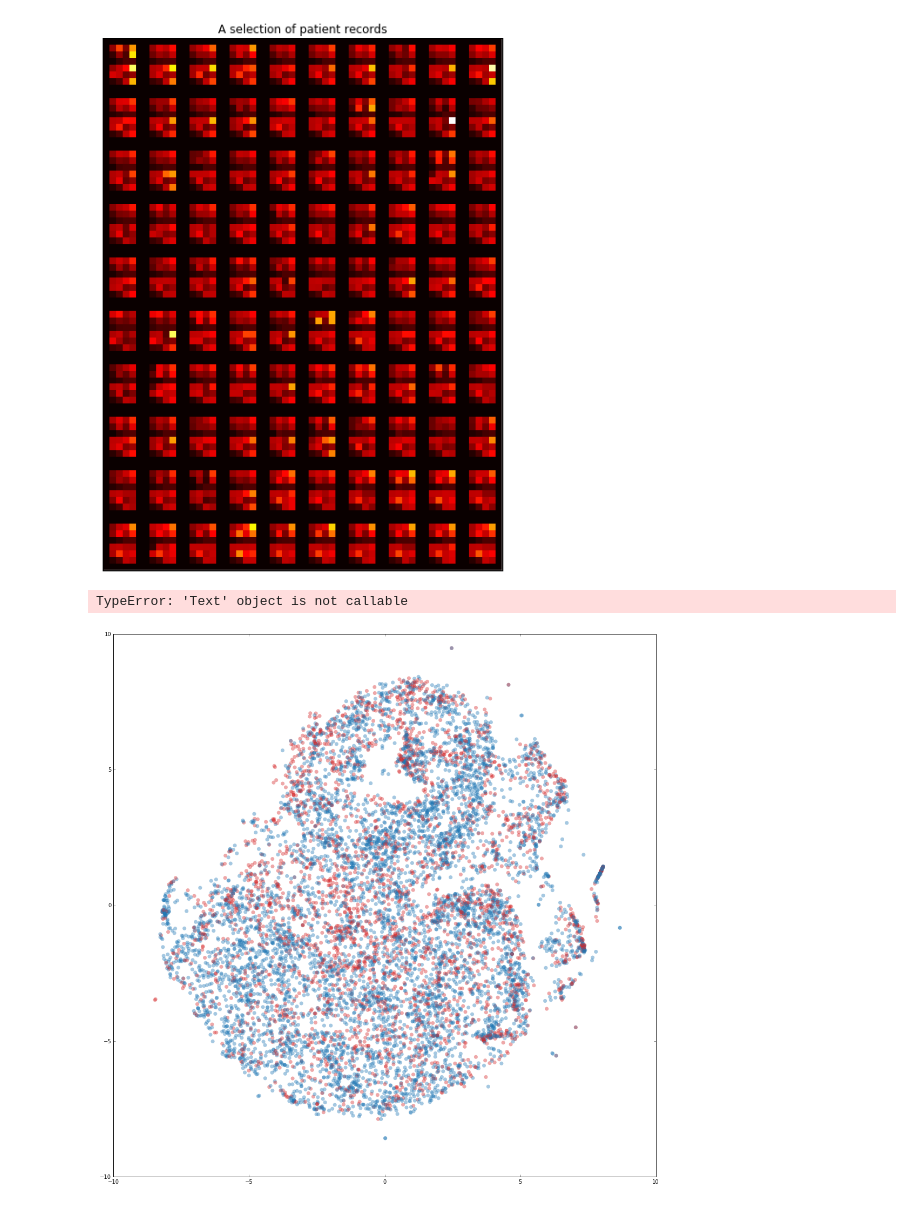
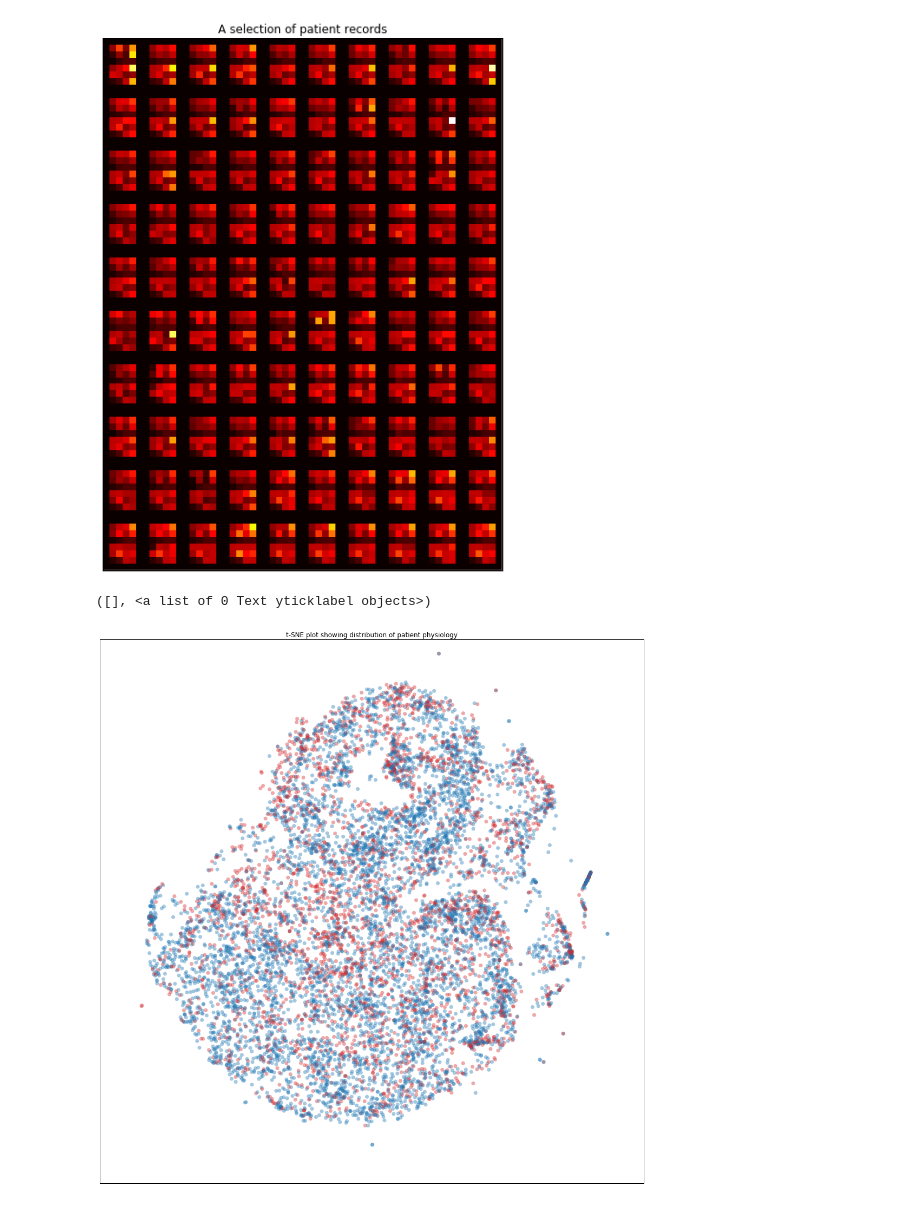
Before and after one commit to MIT-LCP/mimic-iii-paper, a Jupyter notebook: notebooks/tsne-vis.ipynb, the cells around one changed output. Cells and saved outputs as stored; diff of their text form; code cells hidden in the pictures.

```diff
--- a/notebooks/tsne-vis.ipynb
+++ b/notebooks/tsne-vis.ipynb
@@ -197,27 +197,29 @@ plt.title('A selection of patient records')
 # %%
 # set colours for plot
 # "Tableau 20" colors as RGB.
 # NB: SHOULD PLOT IMAGE OF DATA TO SEE IF PATTERN...
 tableau20 = [(31, 119, 180), (174, 199, 232), (255, 127, 14), (255, 187, 120),
              (44, 160, 44), (152, 223, 138), (214, 39, 40), (255, 152, 150),
              (148, 103, 189), (197, 176, 213), (140, 86, 75), (196, 156, 148),
              (227, 119, 194), (247, 182, 210), (127, 127, 127), (199, 199, 199),
              (188, 189, 34), (219, 219, 141), (23, 190, 207), (158, 218, 229)]
 
 # Scale the RGB values to the [0, 1] range, which is the format matplotlib accepts.
 for i in range(len(tableau20)):
     r, g, b = tableau20[i]
     tableau20[i] = (r / 255., g / 255., b / 255.)
 
 # scatter plot
 fig, ax = plt.subplots(figsize=(18, 18))
 ax.axis([-10, 10, -10, 10])
 col = np.array(tableau20)[[phys.label]]
 ax.scatter(phys['X_tsne1'], phys['X_tsne2'],
             facecolor=col, edgecolor='None', marker='o', s=50,cmap=plt.cm.get_cmap("jet", 10),
             alpha=0.4)
 
-ax.title('t-SNE plot showing distribution of patient physiology')
+plt.title('t-SNE plot showing distribution of patient physiology')
+plt.xticks([])
+plt.yticks([])
 # %% [output]
-TypeError: 'Text' object is not callable
+([], <a list of 0 Text yticklabel objects>)
-[figure, old version]
+[figure, new version]
```
Also changed, not shown: parts of 2 cells of this notebook.
